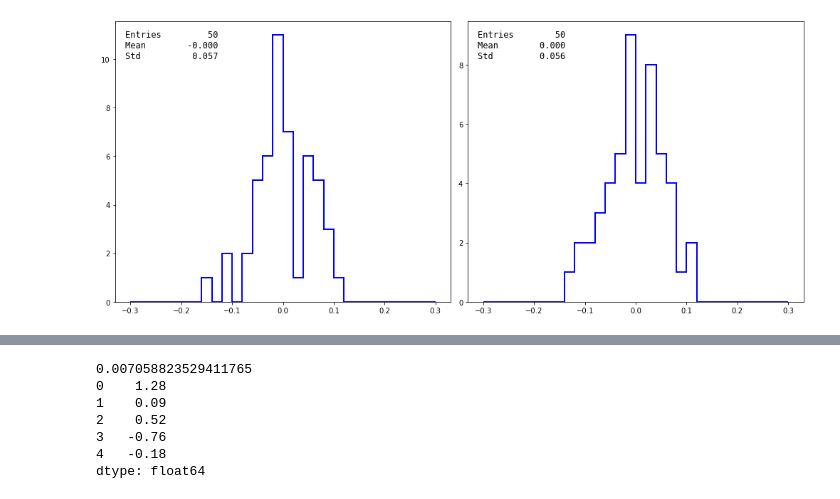
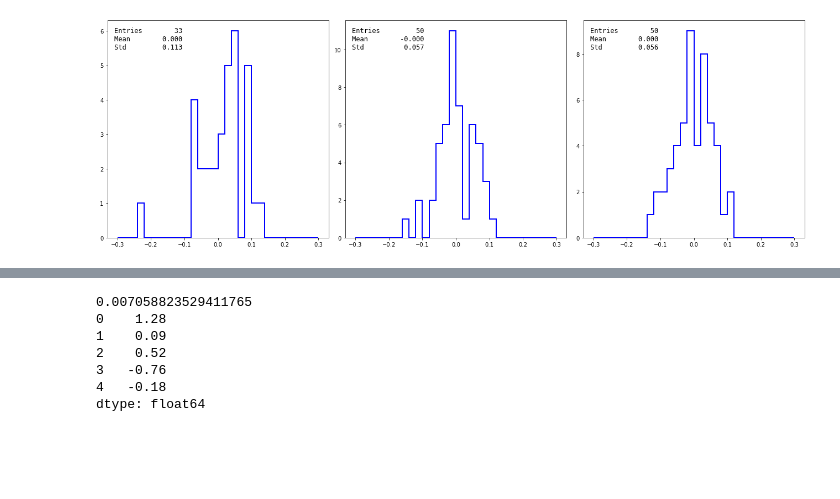
Before and after one commit to PhilKofoed/AppStat2022, a Jupyter notebook: Project/Pendulum/Pendulumplots.ipynb, the cells around one changed output, grey strips where cells are left out. Saved outputs shown, nothing was run; the diff lists cells and outputs as text; code cells hidden in the pictures; blank space fills up the shorter version.

```diff
--- a/Project/Pendulum/Pendulumplots.ipynb
+++ b/Project/Pendulum/Pendulumplots.ipynb
@@ -56,8 +33,6 @@ for title, ax in zip(titles, axes):
 # fit data to linear function
 def linear_function(x, a, b):
     return a * x + b
-    chi2_object = Chi2Regression(fit_function, x, y, ey)
-    chi2_object.errordef = 1.0    # Chi2 definition (for Minuit)
 
 # Alternatively, you can define Chi2 calculation:
 def chi2_owncalc(a, b) :
@@ -65,9 +40,9 @@ def chi2_owncalc(a, b) :
     chi2 = np.sum(((y - y_fit) / ey)**2)
     return chi2
 
-datasetnames = df.keys()[1:]
+errors = [1, 1, 1]
 
-errors = [0.057, 0.056, 0.1]
+datasetnames = np.array([anton_df, ida_df, philip_df])
 
 array_b = np.zeros(datasetnames.shape)
 array_a = np.zeros(datasetnames.shape)
@@ -77,19 +52,20 @@ array_Chi2 = np.zeros(datasetnames.shape)
 array_Prob = np.zeros(datasetnames.shape)
 array_Ndof = np.zeros(datasetnames.shape)
 
-for i, datatilte in enumerate(df.keys()[1:]):
-    x = df["measurement"]
+for i, dataframe in enumerate(datasetnames):
+    measure, time = dataframe.keys()
+    x = dataframe[measure]
     ex = np.zeros_like(x)
     # Note how we include uncertainty in y - by simply adding a Guassian number to the "theoretical value".
-    y = df[datatilte]
+    y = dataframe[time]
     ey = errors[i]
 
     chi2_object = Chi2Regression(linear_function, x, y, ey)
     chi2_object.errordef = 1.0    # Chi2 definition (for Minuit)
 
     # Here we let Minuit know, what to minimise, how, and with what starting parameters:
-    minuit = Minuit(chi2_object, a=7.0, b=0.0)     # External Functions
-    # minuit = Minuit(chi2_owncalc, a=7.0, b=0.0)     # Own alternative
+    minuit = Minuit(chi2_object, a=8.5, b=0.0)     # External Functions
+    # minuit = Minuit(chi2_owncalc, a=8.5.0, b=0.0)     # Own alternative
 
     # Perform the actual fit:
     minuit.migrad()
@@ -122 +98,5 @@ print(array_b, array_a, array_Chi2, array_Prob)
+# %%
+for a, b, dataframe in zip(array_a, array_b, datasetnames):
+    measure, time = dataframe.keys()
+    dataframe["residual"] = dataframe[time] - np.array(linear_function(dataframe[measure], a, b)).T
 # %%
@@ -170,13 +141,10 @@ print()
 # %%
-fig, axes = plt.subplots(1, 2, figsize = (14,6), facecolor = "white")
+fig, axes = plt.subplots(1, N_datasets, figsize = (18,6), facecolor = "white", sharex = False)
 
-titles = df.keys()[1:]
-
-for title, ax in zip(titles, axes):
-
-    ax.hist(residual[title], bins = 30, histtype = "step", linewidth = 2, color ="b", range = (-0.3, 0.3))
-    add_header_to_ax(residual[title], 0.03, 0.97, ax)
-
+for dataframe, ax in zip(datasetnames, axes):
+    measure, time, res = dataframe.keys()
+    ax.hist(dataframe[res], bins = 30, histtype = "step", linewidth = 2, color ="b", range = (-0.3, 0.3))
+    add_header_to_ax(dataframe[res], 0.03, 0.97, ax)
 fig.tight_layout()
 # %% [output]
-[figure, old version]
+[figure, new version]
```
Also changed, not shown: parts of 16 cells of this notebook, 1 other file.
